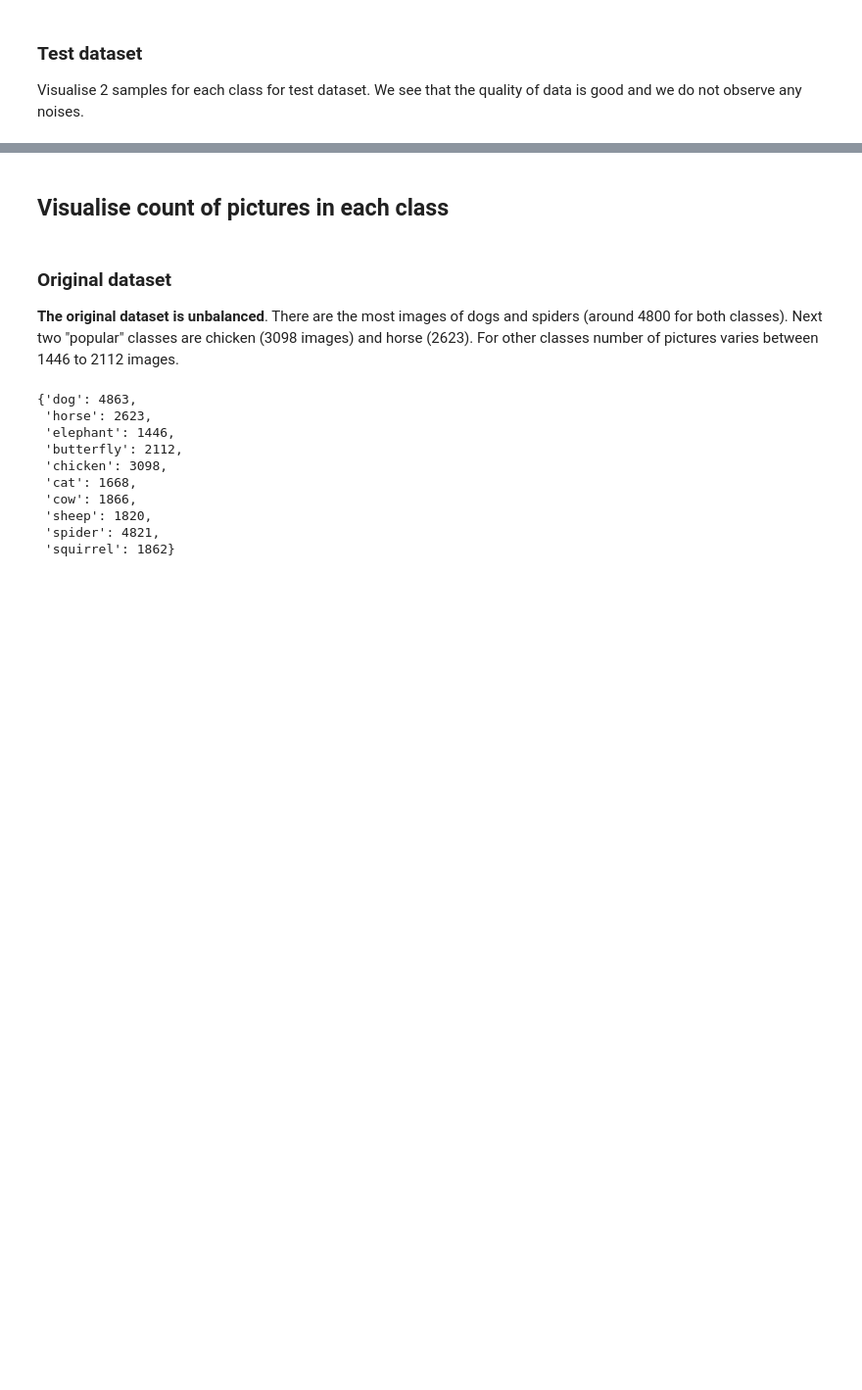
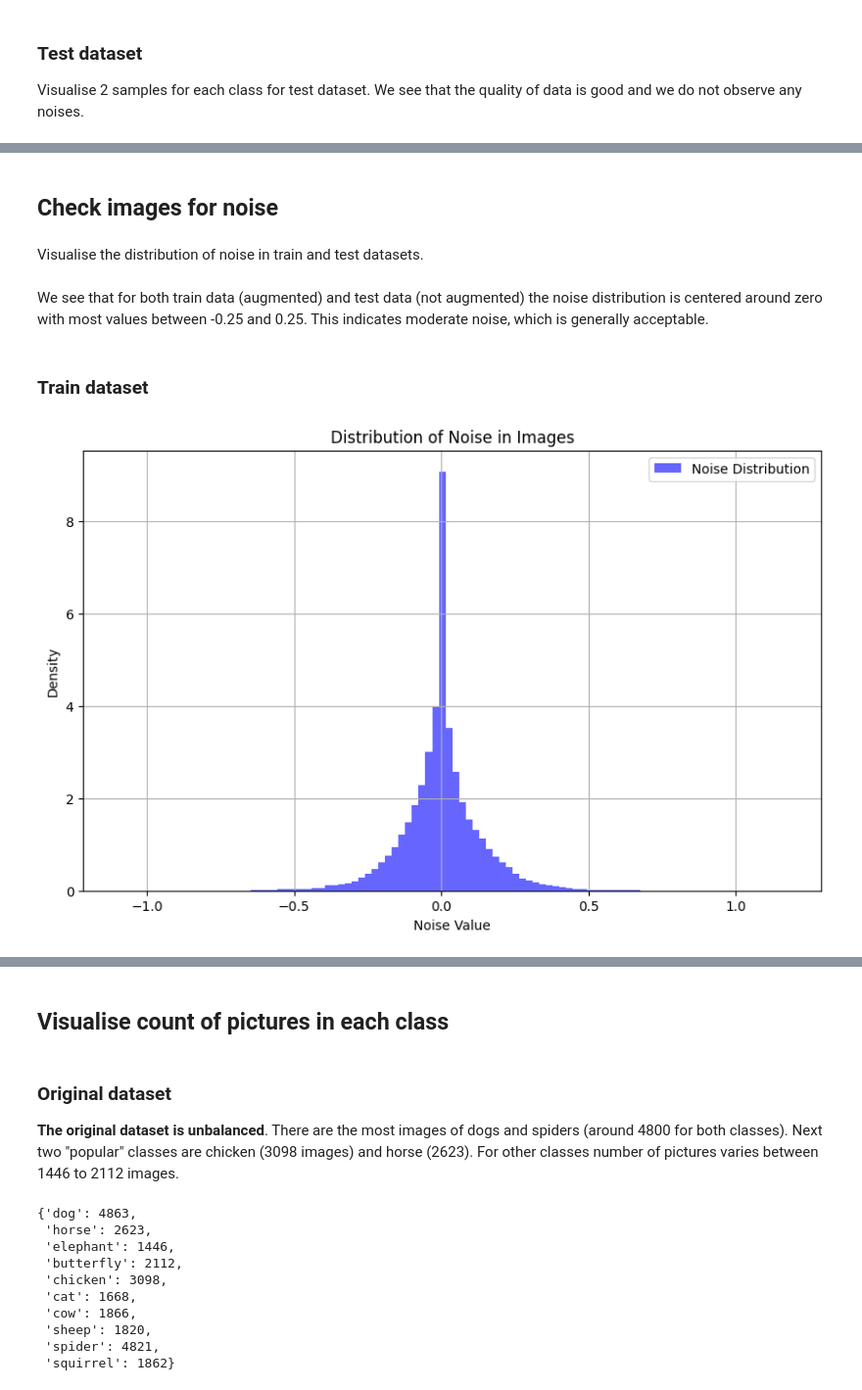
Before and after one commit to tetianasokolova/computer-vision-project, a Jupyter notebook: CVDL_Project_Task_1.ipynb, the cells around one changed output, grey strips where cells are left out. Shown at 98% size. Drawn from its saved outputs; the diff is of its cells as text; code cells hidden in the pictures; blank space fills up the shorter version.

```diff
--- a/CVDL_Project_Task_1.ipynb
+++ b/CVDL_Project_Task_1.ipynb
@@ -304,0 +309,42 @@ visualize_class_samples(test_dl, n=2)
+# %% [markdown]
+## Check images for noise
+# %% [markdown]
+Visualise the distribution of noise in train and test datasets.
+# %%
+def compute_noise(image):
+    image_np = image.squeeze().numpy()  # Convert the image to a numpy array
+    smoothed_image = gaussian_filter(image_np, sigma=1)  # Apply Gaussian blur to smooth the image
+    noise = image_np - smoothed_image  # Compute noise
+    return noise
+
+def visualise_noise_dist(dataloader, n=100):
+    noise_values = []
+
+    for images, labels in dataloader:
+        for image, label in zip(images, labels):
+            noise = compute_noise(image)
+            noise_values.extend(noise.flatten())  # Flatten and add to the list
+
+            if (len(noise_values) > n):  # Use only n first values for demonstration
+              break
+
+    # Convert noise values to a numpy array
+    noise_values = np.array(noise_values)
+
+    # Plot the distribution of noise
+    plt.figure(figsize=(10, 6))
+    plt.hist(noise_values, bins=100, density=True, alpha=0.6, color='b', label='Noise Distribution')
+    plt.title('Distribution of Noise in Images')
+    plt.xlabel('Noise Value')
+    plt.ylabel('Density')
+    plt.legend()
+    plt.grid(True)
+    plt.show()
+# %% [markdown]
+We see that for both train data (augmented) and test data (not augmented) the noise distribution is centered around zero with most values between -0.25 and 0.25. This indicates moderate noise, which is generally acceptable.
+# %% [markdown]
+### Train dataset
+# %%
+visualise_noise_dist(train_dl, n=100)
+# %% [output]
+[figure, added]
```
Also changed, not shown: parts of 18 cells of this notebook.
